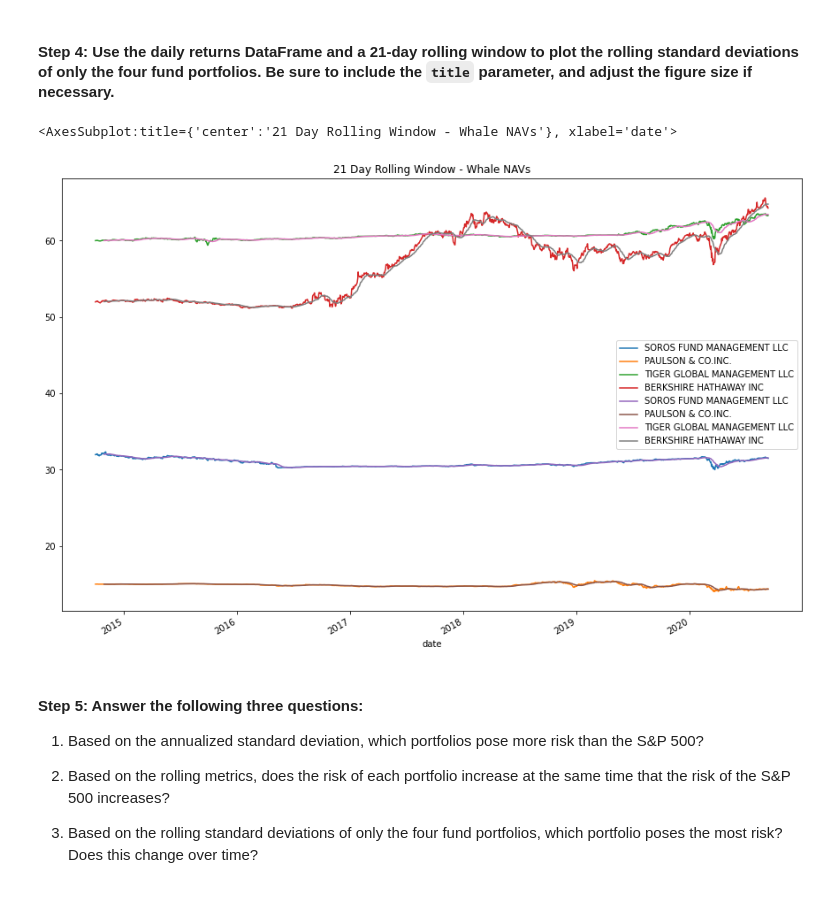
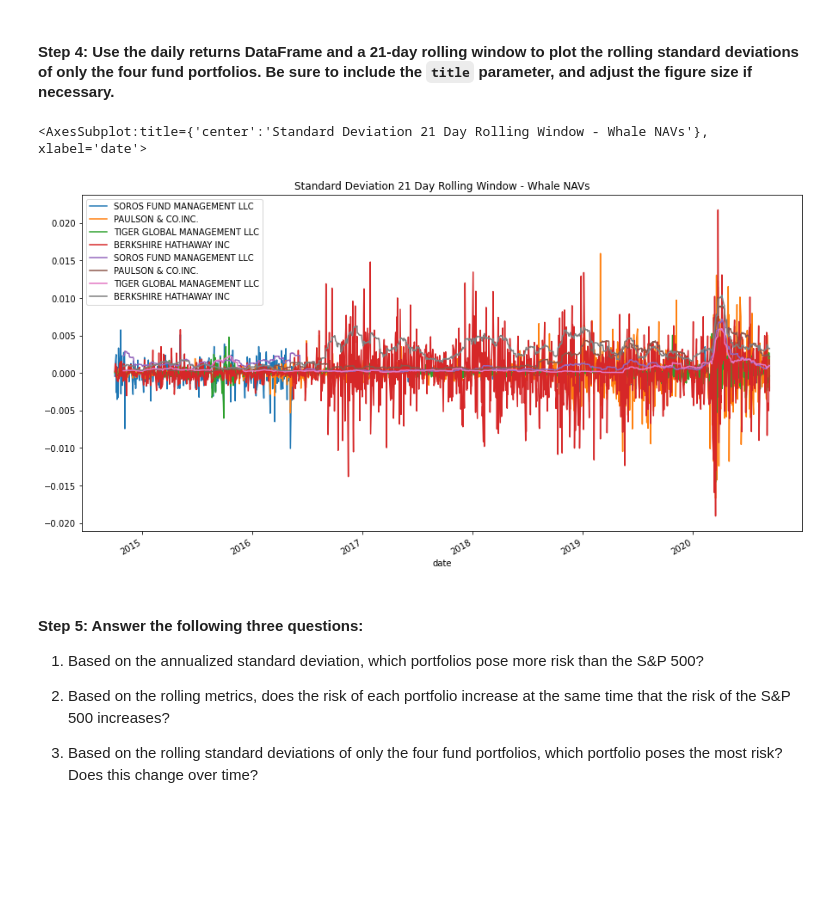
Before and after one commit to lindseyhardouin/Challenge_4, a Jupyter notebook: risk_return_analysis.ipynb, the cells around one changed output. Saved outputs shown, nothing was run; the diff lists cells and outputs as text; code cells hidden in the pictures; blank space fills up the shorter version.

```diff
--- a/risk_return_analysis.ipynb
+++ b/risk_return_analysis.ipynb
@@ -232,7 +232,9 @@ whale_navs_daily_return.plot.box(
 
 whale_funds_without_index = whale_navs_df.drop(columns=["S&P 500"])
 
-whale_funds_without_index.plot.box(
+whale_funds_without_index_daily_return = whale_funds_without_index.pct_change().dropna()
+
+whale_funds_without_index_daily_return.plot.box(
     figsize=(15,10),
-    title="Whale NAVs Daily Returns")
+    title="Whale NAVs Daily Returns - Box Plot")
 # %% [output]
@@ -306,15 +309,15 @@ whale_nav_df.rolling(window=21).mean().plot(ax=ax)
 # %%
 # Using the daily return data and a 21-day rolling window, plot the rolling standard deviation of just the 4 portfolios.
 # Include a title parameter and adjust the figure size
 
-ax = whale_funds_without_index.plot(
-    figsize=(15,10),
-    title="21 Day Rolling Window - Whale NAVs")
+ax = whale_funds_without_index_daily_return.plot(
+    figsize=(15,8),
+    title="Standard Deviation 21 Day Rolling Window - Whale NAVs")
 
-whale_funds_without_index.rolling(window=21).mean().plot(ax=ax)
+whale_funds_without_index_daily_return.rolling(window=21).std().plot(ax=ax)
 # %% [output]
-<AxesSubplot:title={'center':'21 Day Rolling Window - Whale NAVs'}, xlabel='date'>
+<AxesSubplot:title={'center':'Standard Deviation 21 Day Rolling Window - Whale NAVs'}, xlabel='date'>
-[figure, old version]
+[figure, new version]
 # %% [markdown]
 #### Step 5: Answer the following three questions:
 
```
Also changed, not shown: parts of 7 cells of this notebook.
